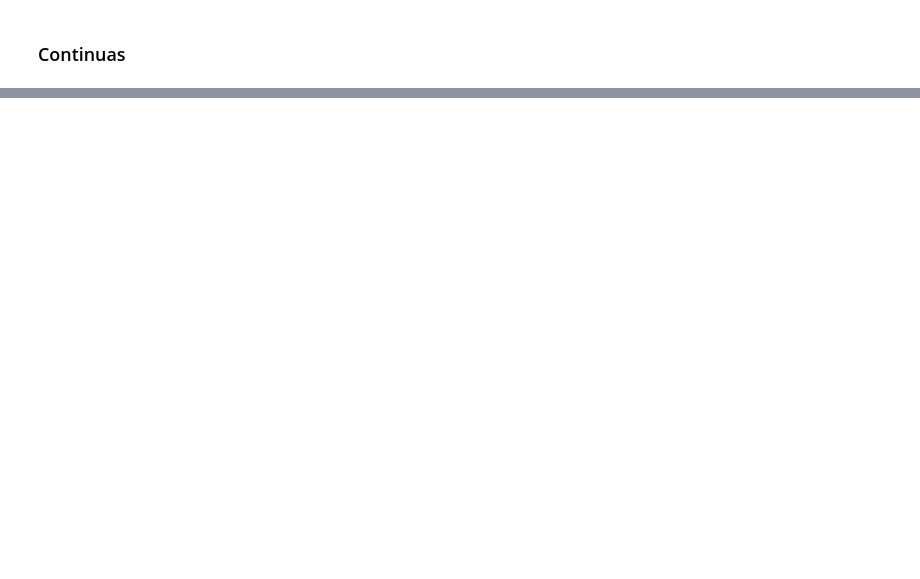
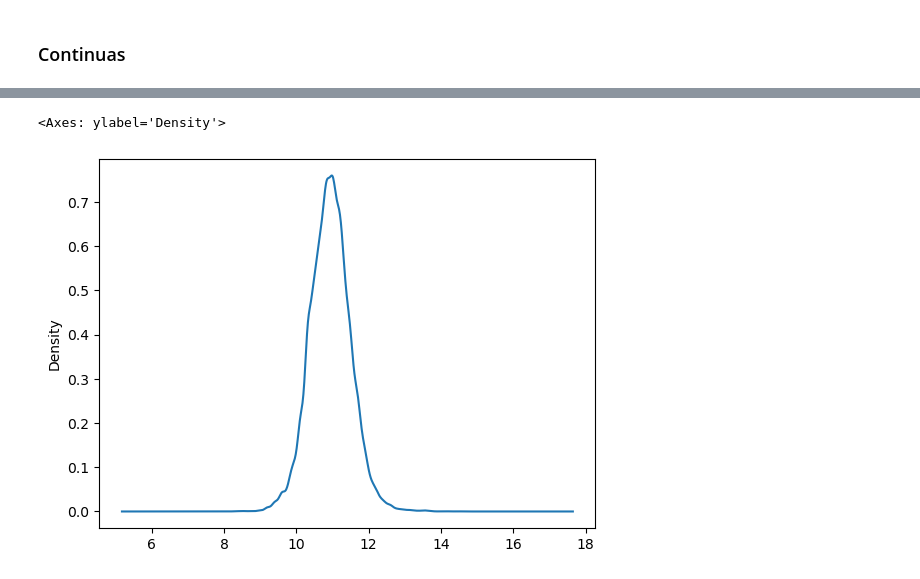
Before and after one commit to ValentinIA/prediccion-riesgo-credito, a Jupyter notebook: notebooks/02_EDA.ipynb, the cells around one changed output, grey strips where cells are left out. Cells and saved outputs as stored; diff of their text form; code cells hidden in the pictures; blank space fills up the shorter version.

```diff
--- a/notebooks/02_EDA.ipynb
+++ b/notebooks/02_EDA.ipynb
@@ -161,0 +130,7 @@ graficos_eda_continuas(num)
+# %%
+num['ingreso'] = np.log1p(num['ingreso'])
+
+num['ingreso'].plot.density()
+# %% [output]
+<Axes: ylabel='Density'>
+[figure, added]
```
Also changed, not shown: parts of 9 cells of this notebook, 16 other files.
